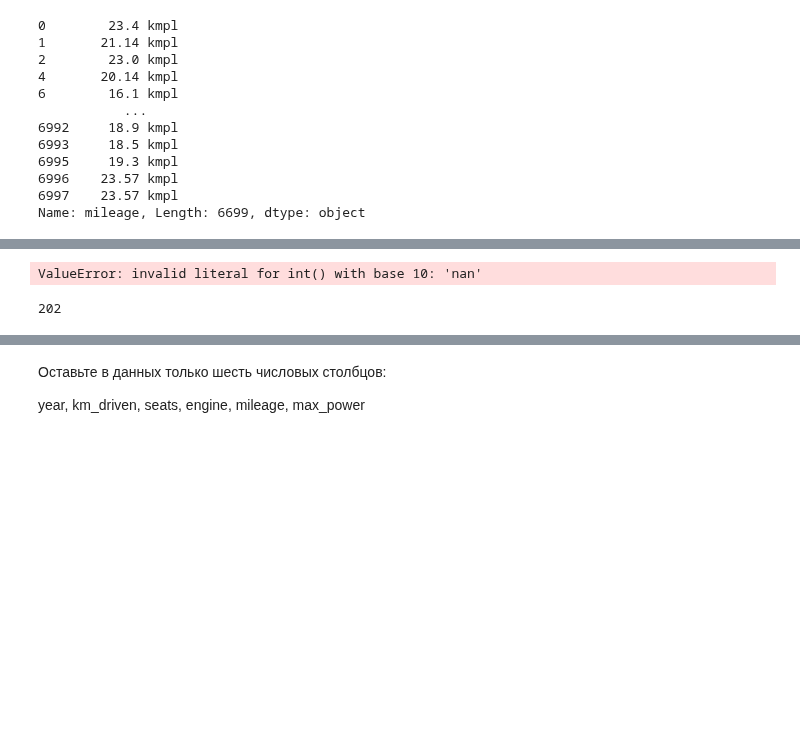
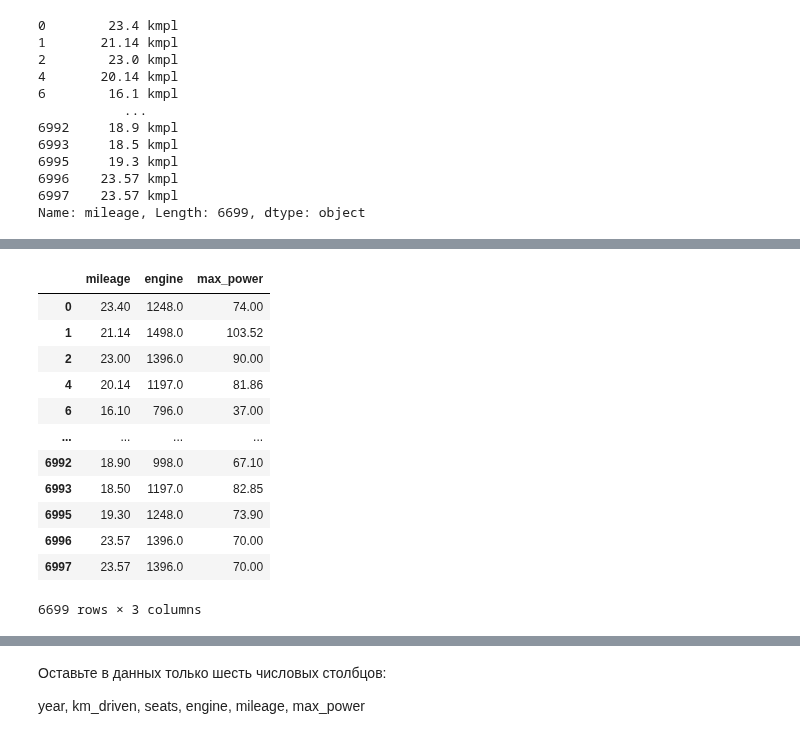
Before and after one commit to IgorKolotushkin/machine_learning_ds, a Jupyter notebook: hw8/Практическая работа. Деревья решений и случайный лес.ipynb, the cells around one changed output, grey strips where cells are left out. Drawn from its saved outputs; the diff is of its cells as text; code cells hidden in the pictures; blank space fills up the shorter version.

```diff
--- a/hw8/Практическая работа. Деревья решений и случайный лес.ipynb
+++ b/hw8/Практическая работа. Деревья решений и случайный лес.ipynb
@@ -181,12 +197,20 @@ Name: mileage, Length: 6699, dtype: object
 # %%
 Xtrain['mileage'] = Xtrain['mileage'].apply(lambda x: float(str(x).split(' ')[0]))
-Xtrain['engine'] = Xtrain['engine'].apply(lambda x: int(str(x).split(' ')[0]) if x != np.nan else np.nan)
+Xtrain['engine'] = Xtrain['engine'].apply(lambda x: float(str(x).split(' ')[0]))
 Xtrain['max_power'] = Xtrain['max_power'].apply(lambda x: float(str(x).split(' ')[0]))
 
 Xtrain[['mileage', 'engine', 'max_power']]
 # %% [output]
+|  | mileage | engine | max_power |
+| 0 | 23.40 | 1248.0 | 74.00 |
+| 1 | 21.14 | 1498.0 | 103.52 |
+| 2 | 23.00 | 1396.0 | 90.00 |
+| 4 | 20.14 | 1197.0 | 81.86 |
+| 6 | 16.10 | 796.0 | 37.00 |
+| ... | ... | ... | ... |
+| 6992 | 18.90 | 998.0 | 67.10 |
+| 6993 | 18.50 | 1197.0 | 82.85 |
+| 6995 | 19.30 | 1248.0 | 73.90 |
+| 6996 | 23.57 | 1396.0 | 70.00 |
+| 6997 | 23.57 | 1396.0 | 70.00 |
-ValueError: invalid literal for int() with base 10: 'nan'
+6699 rows × 3 columns
-# %%
-sum(Xtrain['mileage'].isna())
-# %% [output]
-202
```
Also changed, not shown: parts of 21 cells of this notebook.
